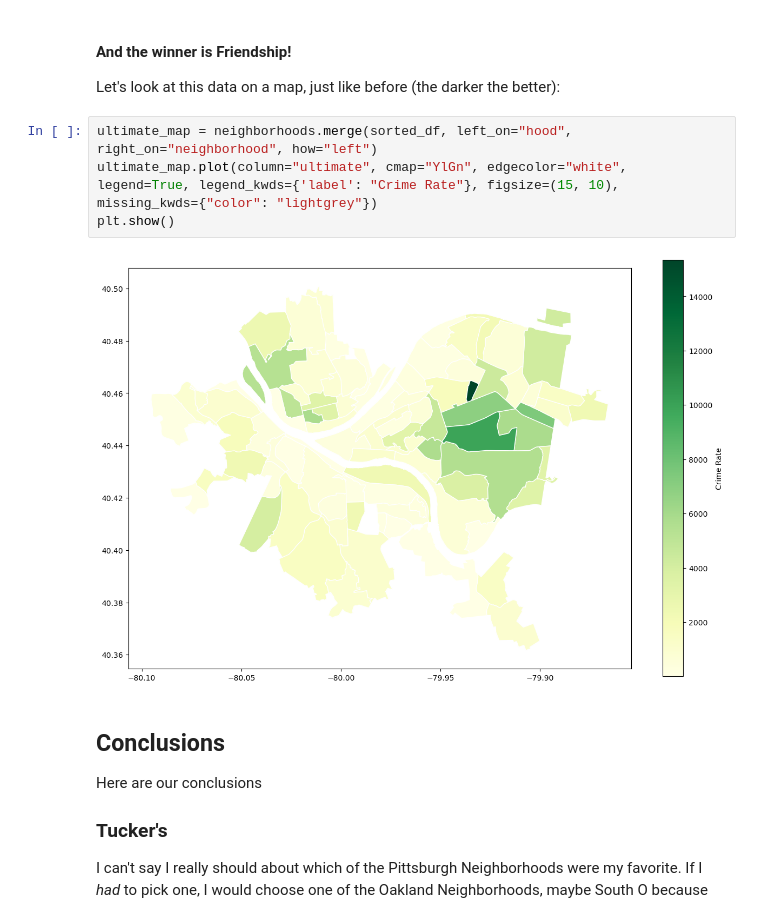
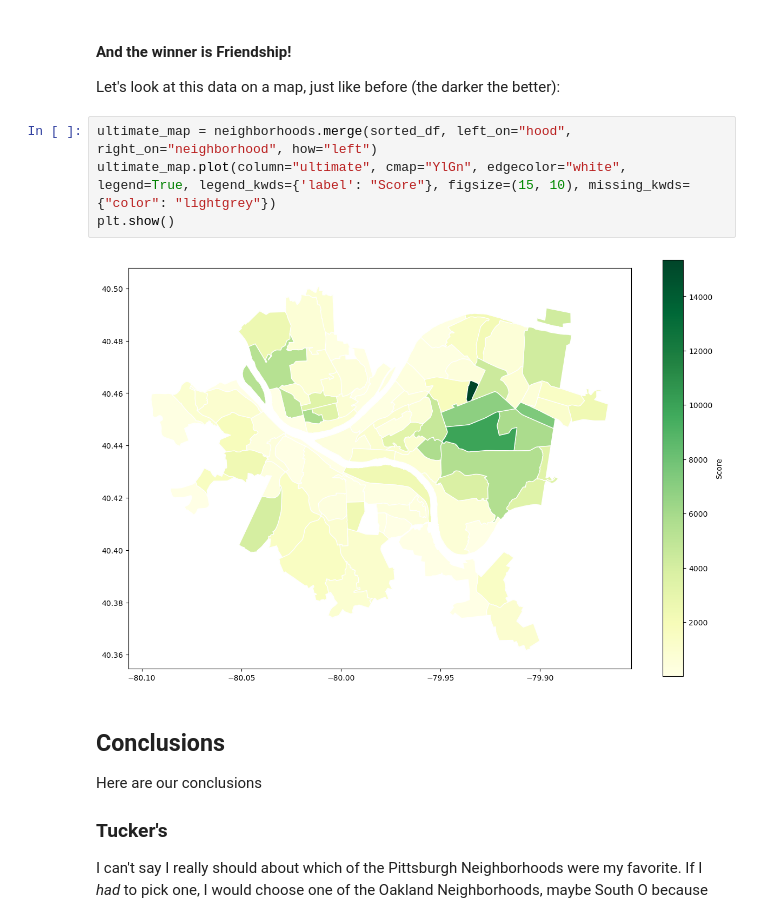
Before and after one commit to TuckBus/cmpinf-final-project, a Jupyter notebook: main.ipynb, the cells around one changed output. Cells and saved outputs as stored; diff of their text form.

```diff
--- a/main.ipynb
+++ b/main.ipynb
@@ -100,10 +100,10 @@ sorted_df.head()
 Let's look at this data on a map, just like before (the darker the better):
 # %%
 ultimate_map = neighborhoods.merge(sorted_df, left_on="hood", right_on="neighborhood", how="left")
-ultimate_map.plot(column="ultimate", cmap="YlGn", edgecolor="white", legend=True, legend_kwds={'label': "Crime Rate"}, figsize=(15, 10), missing_kwds={"color": "lightgrey"})
+ultimate_map.plot(column="ultimate", cmap="YlGn", edgecolor="white", legend=True, legend_kwds={'label': "Score"}, figsize=(15, 10), missing_kwds={"color": "lightgrey"})
 plt.show()
 # %% [output]
-[figure, old version]
+[figure, new version]
 # %% [markdown]
 ## Conclusions
 Here are our conclusions
```
Also changed, not shown: parts of 2 cells of this notebook, 1 other file.
